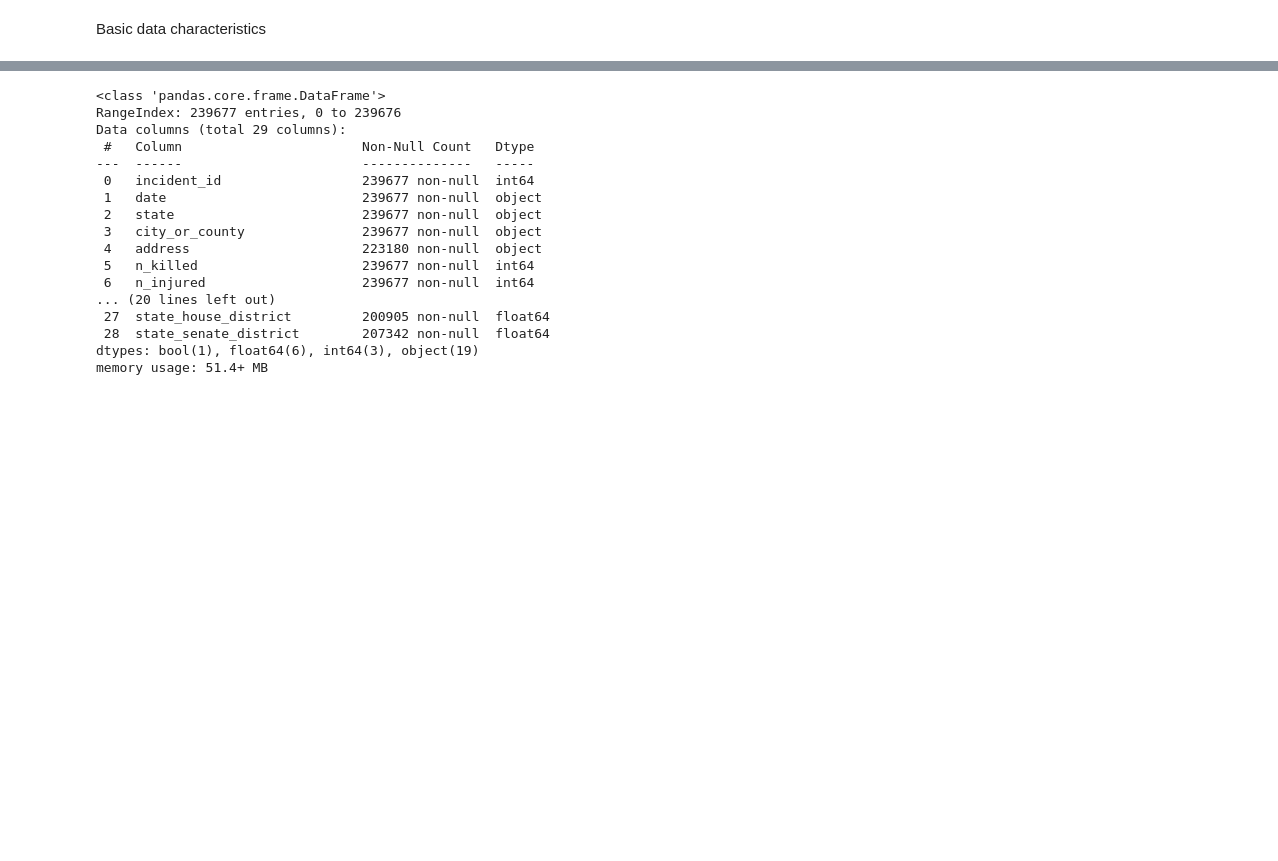
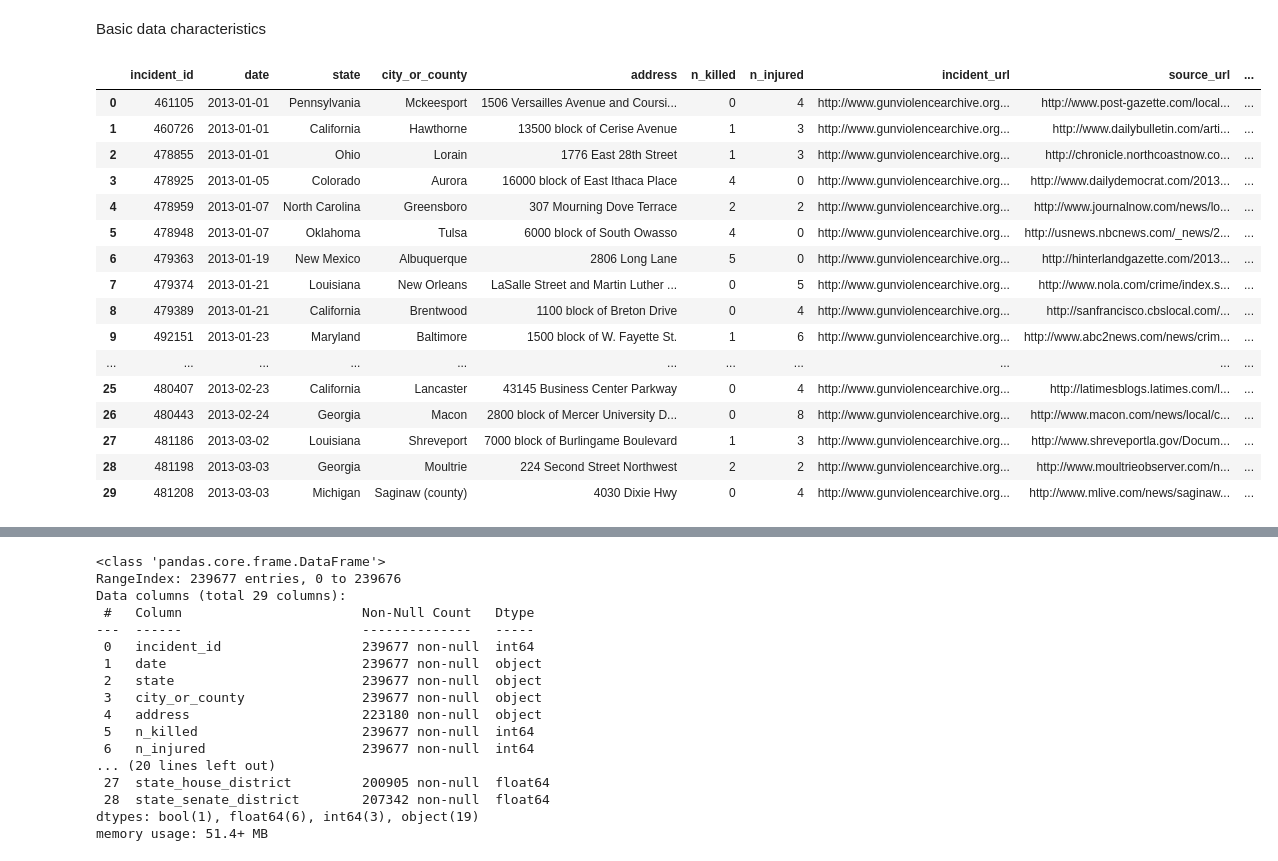
Before and after one commit to IwsonHD/GunViolenceDataExplorationProject, a Jupyter notebook: notebooks/01_data_EDA.ipynb, the cells around one changed output, grey strips where cells are left out. Saved outputs shown, nothing was run; the diff lists cells and outputs as text; code cells hidden in the pictures; blank space fills up the shorter version.

```diff
--- a/notebooks/01_data_EDA.ipynb
+++ b/notebooks/01_data_EDA.ipynb
@@ -22,4 +24,24 @@ df.shape
 (239677, 29)
 # %% [markdown]
 Basic data characteristics
+# %%
+df.head(30)
+# %% [output]
+|  | incident_id | date | state | city_or_county | address | n_killed | n_injured | incident_url | source_url | ... |
+| 0 | 461105 | 2013-01-01 | Pennsylvania | Mckeesport | 1506 Versailles Avenue and Coursi... | 0 | 4 | http://www.gunviolencearchive.org... | http://www.post-gazette.com/local... | ... |
+| 1 | 460726 | 2013-01-01 | California | Hawthorne | 13500 block of Cerise Avenue | 1 | 3 | http://www.gunviolencearchive.org... | http://www.dailybulletin.com/arti... | ... |
+| 2 | 478855 | 2013-01-01 | Ohio | Lorain | 1776 East 28th Street | 1 | 3 | http://www.gunviolencearchive.org... | http://chronicle.northcoastnow.co... | ... |
+| 3 | 478925 | 2013-01-05 | Colorado | Aurora | 16000 block of East Ithaca Place | 4 | 0 | http://www.gunviolencearchive.org... | http://www.dailydemocrat.com/2013... | ... |
+| 4 | 478959 | 2013-01-07 | North Carolina | Greensboro | 307 Mourning Dove Terrace | 2 | 2 | http://www.gunviolencearchive.org... | http://www.journalnow.com/news/lo... | ... |
+| 5 | 478948 | 2013-01-07 | Oklahoma | Tulsa | 6000 block of South Owasso | 4 | 0 | http://www.gunviolencearchive.org... | http://usnews.nbcnews.com/_news/2... | ... |
+| 6 | 479363 | 2013-01-19 | New Mexico | Albuquerque | 2806 Long Lane | 5 | 0 | http://www.gunviolencearchive.org... | http://hinterlandgazette.com/2013... | ... |
+| 7 | 479374 | 2013-01-21 | Louisiana | New Orleans | LaSalle Street and Martin Luther ... | 0 | 5 | http://www.gunviolencearchive.org... | http://www.nola.com/crime/index.s... | ... |
+| 8 | 479389 | 2013-01-21 | California | Brentwood | 1100 block of Breton Drive | 0 | 4 | http://www.gunviolencearchive.org... | http://sanfrancisco.cbslocal.com/... | ... |
+| 9 | 492151 | 2013-01-23 | Maryland | Baltimore | 1500 block of W. Fayette St. | 1 | 6 | http://www.gunviolencearchive.org... | http://www.abc2news.com/news/crim... | ... |
+| ... | ... | ... | ... | ... | ... | ... | ... | ... | ... | ... |
+| 25 | 480407 | 2013-02-23 | California | Lancaster | 43145 Business Center Parkway | 0 | 4 | http://www.gunviolencearchive.org... | http://latimesblogs.latimes.com/l... | ... |
+| 26 | 480443 | 2013-02-24 | Georgia | Macon | 2800 block of Mercer University D... | 0 | 8 | http://www.gunviolencearchive.org... | http://www.macon.com/news/local/c... | ... |
+| 27 | 481186 | 2013-03-02 | Louisiana | Shreveport | 7000 block of Burlingame Boulevard | 1 | 3 | http://www.gunviolencearchive.org... | http://www.shreveportla.gov/Docum... | ... |
+| 28 | 481198 | 2013-03-03 | Georgia | Moultrie | 224 Second Street Northwest | 2 | 2 | http://www.gunviolencearchive.org... | http://www.moultrieobserver.com/n... | ... |
+| 29 | 481208 | 2013-03-03 | Michigan | Saginaw (county) | 4030 Dixie Hwy | 0 | 4 | http://www.gunviolencearchive.org... | http://www.mlive.com/news/saginaw... | ... |
 # %%
```
Also changed, not shown: parts of 12 cells of this notebook, 1 other file.
